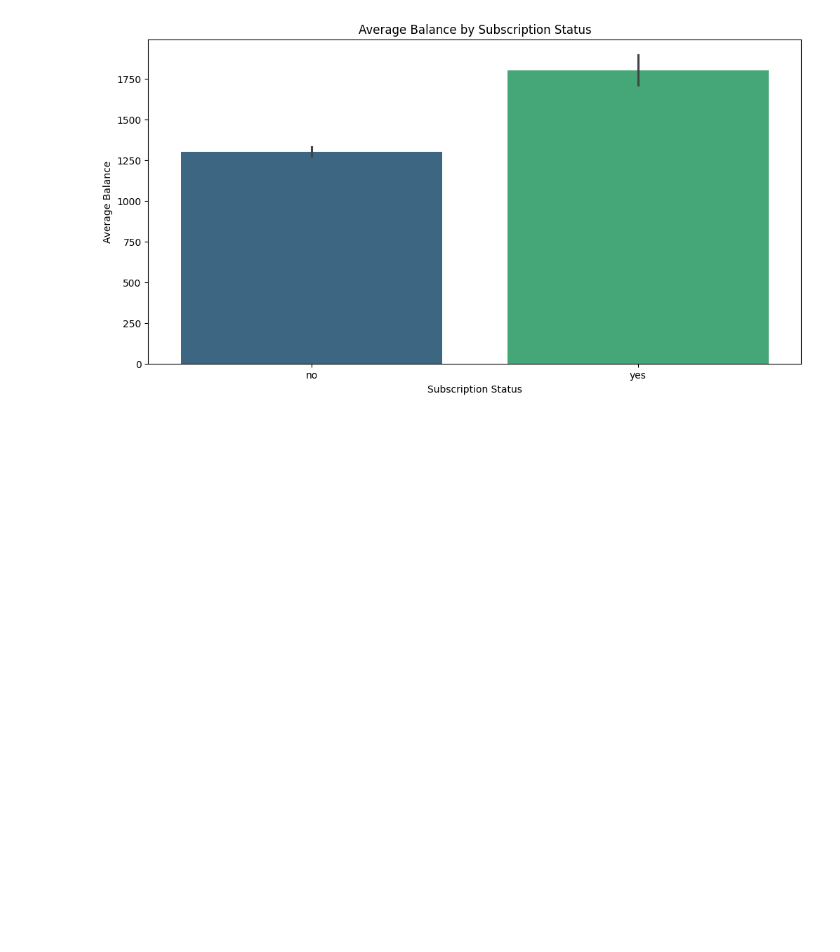
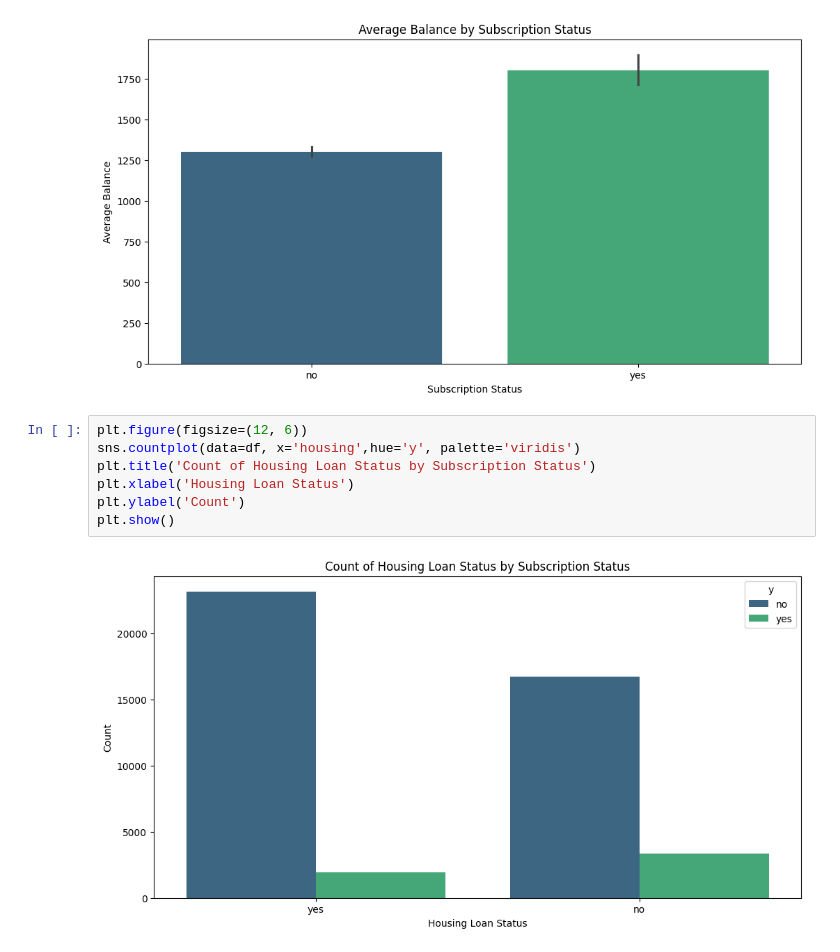
Before and after one commit to DenizBerkDemirag/bank-marketing, a Jupyter notebook: eda_analysis.ipynb, the cells around one changed output. Cells and saved outputs as stored; diff of their text form; blank space fills up the shorter version.

```diff
--- a/eda_analysis.ipynb
+++ b/eda_analysis.ipynb
@@ -261,3 +261,12 @@ Passing `palette` without assigning `hue` is deprecated and will be removed in v
 
   sns.barplot(data=df, x='y', y='balance', palette='viridis')
 [figure]
+# %%
+plt.figure(figsize=(12, 6))
+sns.countplot(data=df, x='housing',hue='y', palette='viridis')
+plt.title('Count of Housing Loan Status by Subscription Status')
+plt.xlabel('Housing Loan Status')
+plt.ylabel('Count')
+plt.show()
+# %% [output]
+[figure, added]
```
Also changed, not shown: parts of 6 cells of this notebook.
